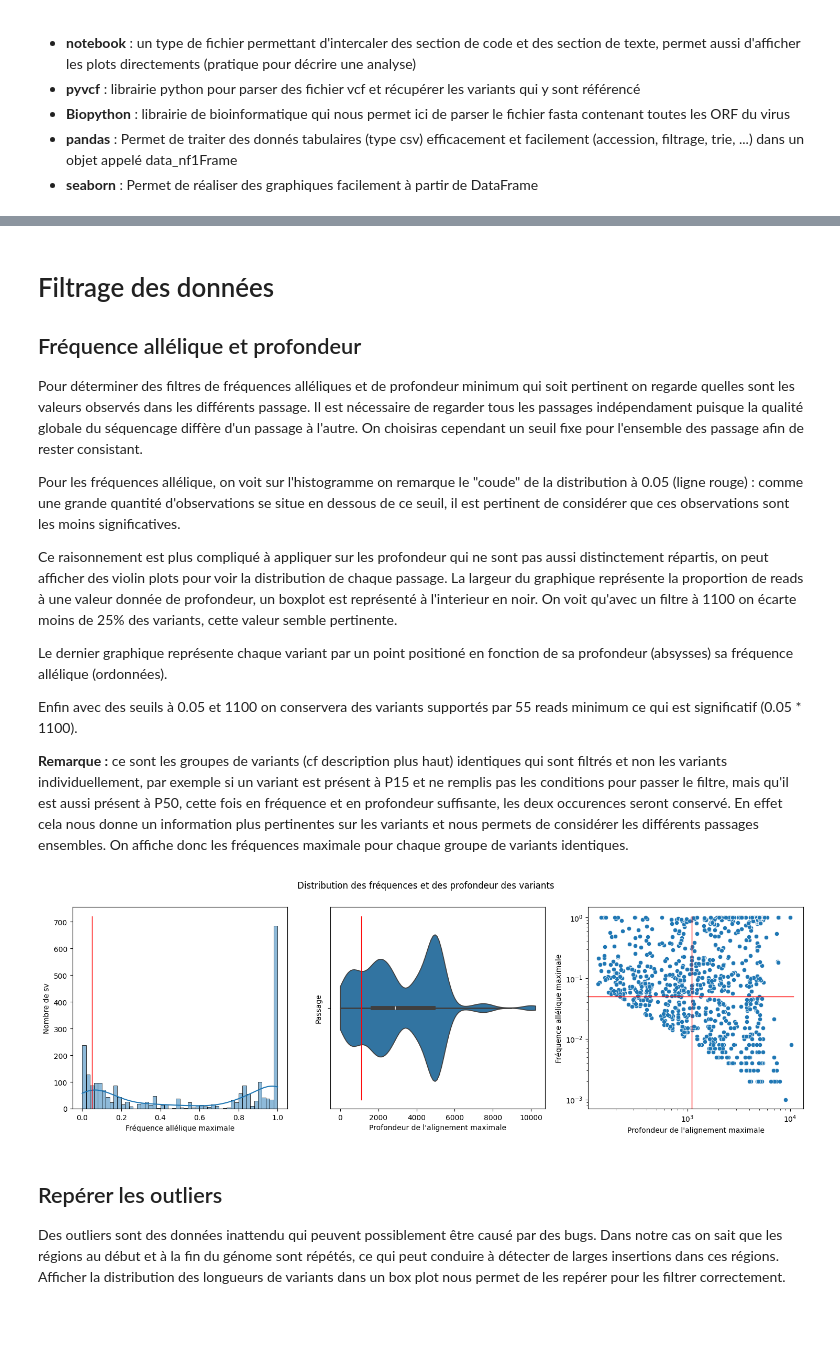
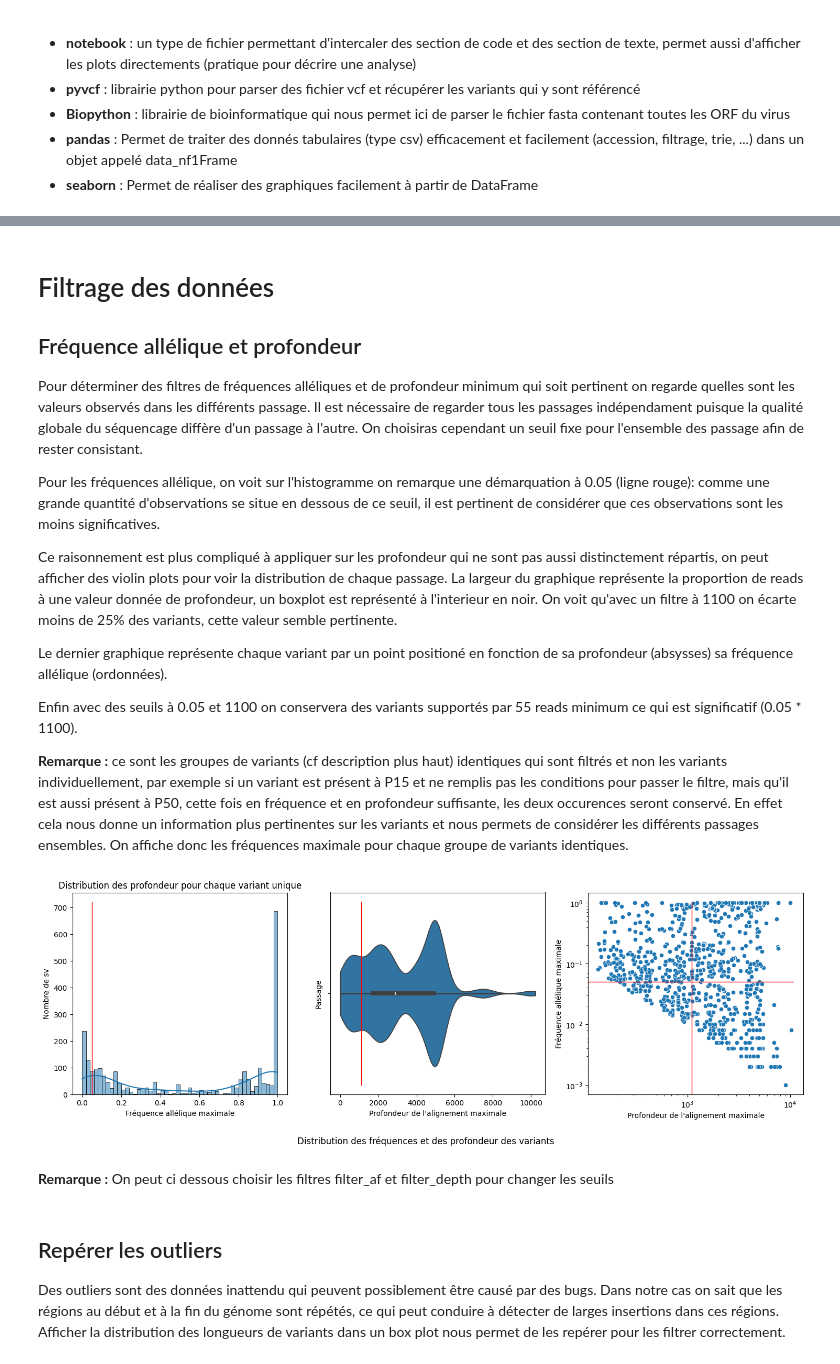
Before and after one commit to Tara-Guillorit/TP-BILL, a Jupyter notebook: src/analyse.ipynb, the cells around one changed output, grey strips where cells are left out. Saved outputs shown, nothing was run; the diff lists cells and outputs as text; code cells hidden in the pictures; blank space fills up the shorter version.

```diff
--- a/src/analyse.ipynb
+++ b/src/analyse.ipynb
@@ -70,0 +72,31 @@ data_init["svtype"] = pd.Categorical(data["svtype"])
+# %%
+# Catégorisation des colonnes
+data["iteration"] = pd.Categorical(data["iteration"])
+data["sample"] = pd.Categorical(data["sample"])
+data["group"] = pd.Categorical(data["group"])
+data["svtype"] = pd.Categorical(data["svtype"])
+
+# Précalcul de dcertaines donnés pour un accès plus simple
+grouped =  data.groupby(["group"], observed=True)
+data["max_af"] = data.apply(lambda x: grouped.get_group(x["group"])["af"].max(), axis=1)
+data["max_depth"] = data.apply(lambda x: grouped.get_group(x["group"])["depth"].max(), axis=1)
+data["choc"] = pd.Categorical(data.apply(lambda x: "cold" if x["sample"] <= 5 else "heat", axis=1))
+data["period"] = pd.Categorical(data.apply(lambda x: "before" if x["iteration"] == 15 else ("choc" if x["iteration"] == 30 else "after"), axis=1))
+
+samples = data["sample"].astype(int).unique()
+samples.sort()
+iterations = data["iteration"].astype(int).unique()
+iterations.sort()
+chocs = ["cold", "heat"]
+periods = ["before", "choc", "after"]
+
+# Copy du jeu de données avants les filtres
+data_init = pd.DataFrame(
+    columns = data.columns, data = copy.deepcopy(data.values)
+)
+data_init["iteration"] = pd.Categorical(data["iteration"])
+data_init["sample"] = pd.Categorical(data["sample"])
+data_init["group"] = pd.Categorical(data["group"])
+data_init["svtype"] = pd.Categorical(data["svtype"])
+
+data.head()
@@ -75,7 +114,7 @@ data_init["svtype"] = pd.Categorical(data["svtype"])
 
 Pour déterminer des filtres de fréquences alléliques et de profondeur minimum qui soit pertinent on regarde quelles sont les valeurs observés dans les différents passage. Il est nécessaire de regarder tous les passages indépendament puisque la qualité globale du séquencage diffère d'un passage à l'autre. On choisiras cependant un seuil fixe pour l'ensemble des passage afin de rester consistant.
 
-Pour les fréquences allélique, on voit sur l'histogramme on remarque le "coude" de la distribution à 0.05 (ligne rouge) : comme une grande quantité d'observations se situe en dessous de ce seuil, il est pertinent de considérer que ces observations sont les moins significatives.
+Pour les fréquences allélique, on voit sur l'histogramme on remarque une démarquation à 0.05 (ligne rouge): comme une grande quantité d'observations se situe en dessous de ce seuil, il est pertinent de considérer que ces observations sont les moins significatives.
 
 Ce raisonnement est plus compliqué à appliquer sur les profondeur qui ne sont pas aussi distinctement répartis, on peut afficher des violin plots pour voir la distribution de chaque passage. La largeur du graphique représente la proportion de reads à une valeur donnée de profondeur, un boxplot est représenté à l'interieur en noir. On voit qu'avec un filtre à 1100 on écarte moins de 25% des variants, cette valeur semble pertinente.
 
@@ -84,35 +123,35 @@ Le dernier graphique représente chaque variant par un point positioné en fonct
 Enfin avec des seuils à 0.05 et 1100 on conservera des variants supportés par 55 reads minimum ce qui est significatif (0.05 * 1100).
 
 **Remarque :** ce sont les groupes de variants (cf description plus haut) identiques qui sont filtrés et non les variants individuellement, par exemple si un variant est présent à P15 et ne remplis pas les conditions pour passer le filtre, mais qu'il est aussi présent à P50, cette fois en fréquence et en profondeur suffisante, les deux occurences seront conservé. En effet cela nous donne un information plus pertinentes sur les variants et nous permets de considérer les différents passages ensembles. On affiche donc les fréquences maximale pour chaque groupe de variants identiques.
-# %%
-grouped =  data_init.groupby(["group"], observed=True)
-data_init["max_af"] = data_init.apply(lambda x: grouped.get_group(x["group"])["af"].max(), axis=1)
-data_init["max_depth"] = data_init.apply(lambda x: grouped.get_group(x["group"])["depth"].max(), axis=1)
 # %%
 fig, (ax1, ax2, ax3) = plt.subplots(nrows=1, ncols=3, figsize=(18, 5))
 sns.histplot(data=data_init, x="max_af", kde=True, bins=50, ax=ax1)
 sns.violinplot(data=data_init, x="max_depth", density_norm="area", ax=ax2, cut=0)
 sns.scatterplot(data=data_init[(data_init["iteration"].isin([90, 15, 65, 30, 50])) & (data_init["depth"] > 50)], x="max_depth", y="max_af", ax=ax3)
 
 ax1.plot([0.05, 0.05], [0.0, ax1.get_ylim()[1]], 'r-', lw=1)
 ax1.set_xlabel("Fréquence allélique maximale")
 ax1.set_ylabel("Nombre de sv")
+ax1.set_title("Distribution des fréquence allélique de chaque variant unique")
 
 ax2.plot([1100.0, 1100.0], [ax2.get_ylim()[0], ax2.get_ylim()[1]], 'r-', lw=1)
 ax2.set_xlabel("Profondeur de l'alignement maximale")
 ax2.set_ylabel("Passage")
+ax1.set_title("Distribution des profondeur pour chaque variant unique")
 
 ax3.plot([ax3.get_xlim()[0], ax3.get_xlim()[1]], [0.05, 0.05], 'r-', lw=1)
 ax3.plot([1100.0, 1100.0], [ax3.get_ylim()[0], ax3.get_ylim()[1]], 'r-', lw=1)
 ax3.set_xlabel("Profondeur de l'alignement maximale")
 ax3.set_ylabel("Fréquence allélique maximale")
 ax3.set_yscale("log")
 ax3.set_xscale("log")
 
-plt.suptitle("Distribution des fréquences et des profondeur des variants")
+plt.suptitle("Distribution des fréquences et des profondeur des variants", y=-0.05)
 plt.show()
 # %% [output]
-[figure, old version]
+[figure, new version]
+# %% [markdown]
+**Remarque :** On peut ci dessous choisir les filtres filter_af et filter_depth pour changer les seuils
 # %%
 filter_af = 0.05
 filter_depth = 1100
```
Also changed, not shown: parts of 25 cells of this notebook, 4 other files.
